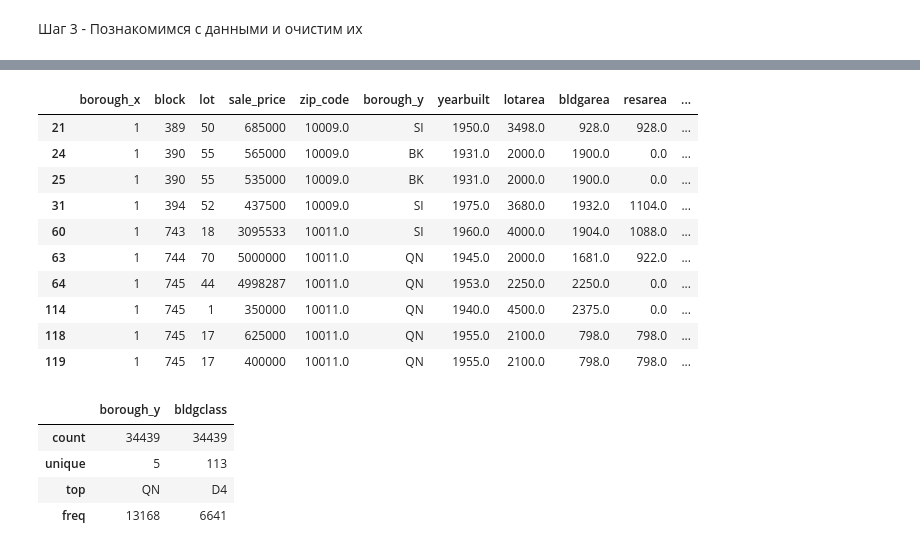
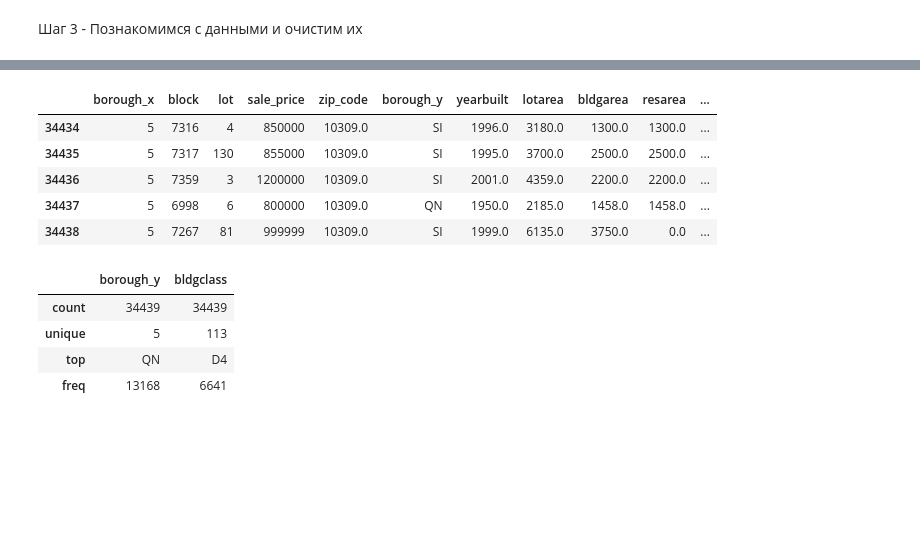
Before and after one commit to oganes1/Housing-prices, a Jupyter notebook: nyc_prices.ipynb, the cells around one changed output, grey strips where cells are left out. Drawn from its saved outputs; the diff is of its cells as text; code cells hidden in the pictures; blank space fills up the shorter version.

```diff
--- a/nyc_prices.ipynb
+++ b/nyc_prices.ipynb
@@ -78,20 +73,15 @@ df.describe()
 | 50% | 3.000000 | 3854.000000 | 33.000000 | 8.250000e+05 | 11210.000000 | 1935.000000 | 3.090000e+03 | 2.494000e+03 | 2.120000e+03 | 0.000000e+00 | ... |
 | 75% | 4.000000 | 6678.000000 | 59.000000 | 1.300000e+06 | 11364.000000 | 1960.000000 | 7.502000e+03 | 1.450000e+04 | 9.816000e+03 | 0.000000e+00 | ... |
 | max | 5.000000 | 16350.000000 | 3635.000000 | 9.995000e+06 | 11697.000000 | 2025.000000 | 2.225160e+07 | 3.750565e+06 | 2.690565e+06 | 1.100000e+06 | ... |
-# %%
-df[df['numfloors'] == 1].head(10)
-# %% [output]
-|  | borough_x | block | lot | sale_price | zip_code | borough_y | yearbuilt | lotarea | bldgarea | resarea | ... |
-| 21 | 1 | 389 | 50 | 685000 | 10009.0 | SI | 1950.0 | 3498.0 | 928.0 | 928.0 | ... |
-| 24 | 1 | 390 | 55 | 565000 | 10009.0 | BK | 1931.0 | 2000.0 | 1900.0 | 0.0 | ... |
-| 25 | 1 | 390 | 55 | 535000 | 10009.0 | BK | 1931.0 | 2000.0 | 1900.0 | 0.0 | ... |
-| 31 | 1 | 394 | 52 | 437500 | 10009.0 | SI | 1975.0 | 3680.0 | 1932.0 | 1104.0 | ... |
-| 60 | 1 | 743 | 18 | 3095533 | 10011.0 | SI | 1960.0 | 4000.0 | 1904.0 | 1088.0 | ... |
-| 63 | 1 | 744 | 70 | 5000000 | 10011.0 | QN | 1945.0 | 2000.0 | 1681.0 | 922.0 | ... |
-| 64 | 1 | 745 | 44 | 4998287 | 10011.0 | QN | 1953.0 | 2250.0 | 2250.0 | 0.0 | ... |
-| 114 | 1 | 745 | 1 | 350000 | 10011.0 | QN | 1940.0 | 4500.0 | 2375.0 | 0.0 | ... |
-| 118 | 1 | 745 | 17 | 625000 | 10011.0 | QN | 1955.0 | 2100.0 | 798.0 | 798.0 | ... |
-| 119 | 1 | 745 | 17 | 400000 | 10011.0 | QN | 1955.0 | 2100.0 | 798.0 | 798.0 | ... |
+# %%
+df.tail()
+# %% [output]
+|  | borough_x | block | lot | sale_price | zip_code | borough_y | yearbuilt | lotarea | bldgarea | resarea | ... |
+| 34434 | 5 | 7316 | 4 | 850000 | 10309.0 | SI | 1996.0 | 3180.0 | 1300.0 | 1300.0 | ... |
+| 34435 | 5 | 7317 | 130 | 855000 | 10309.0 | SI | 1995.0 | 3700.0 | 2500.0 | 2500.0 | ... |
+| 34436 | 5 | 7359 | 3 | 1200000 | 10309.0 | SI | 2001.0 | 4359.0 | 2200.0 | 2200.0 | ... |
+| 34437 | 5 | 6998 | 6 | 800000 | 10309.0 | QN | 1950.0 | 2185.0 | 1458.0 | 1458.0 | ... |
+| 34438 | 5 | 7267 | 81 | 999999 | 10309.0 | SI | 1999.0 | 6135.0 | 3750.0 | 0.0 | ... |
 # %%
 df.describe(include="O")
 # %% [output]
```
Also changed, not shown: parts of 11 cells of this notebook.
